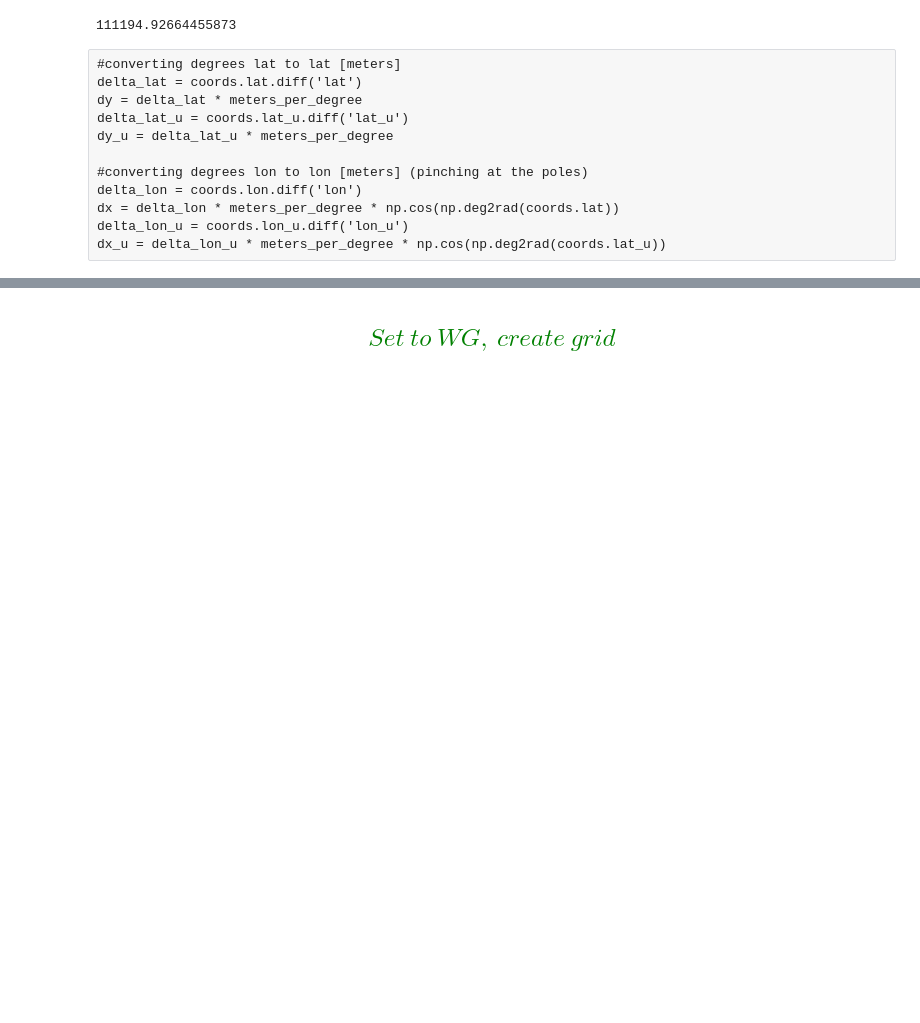
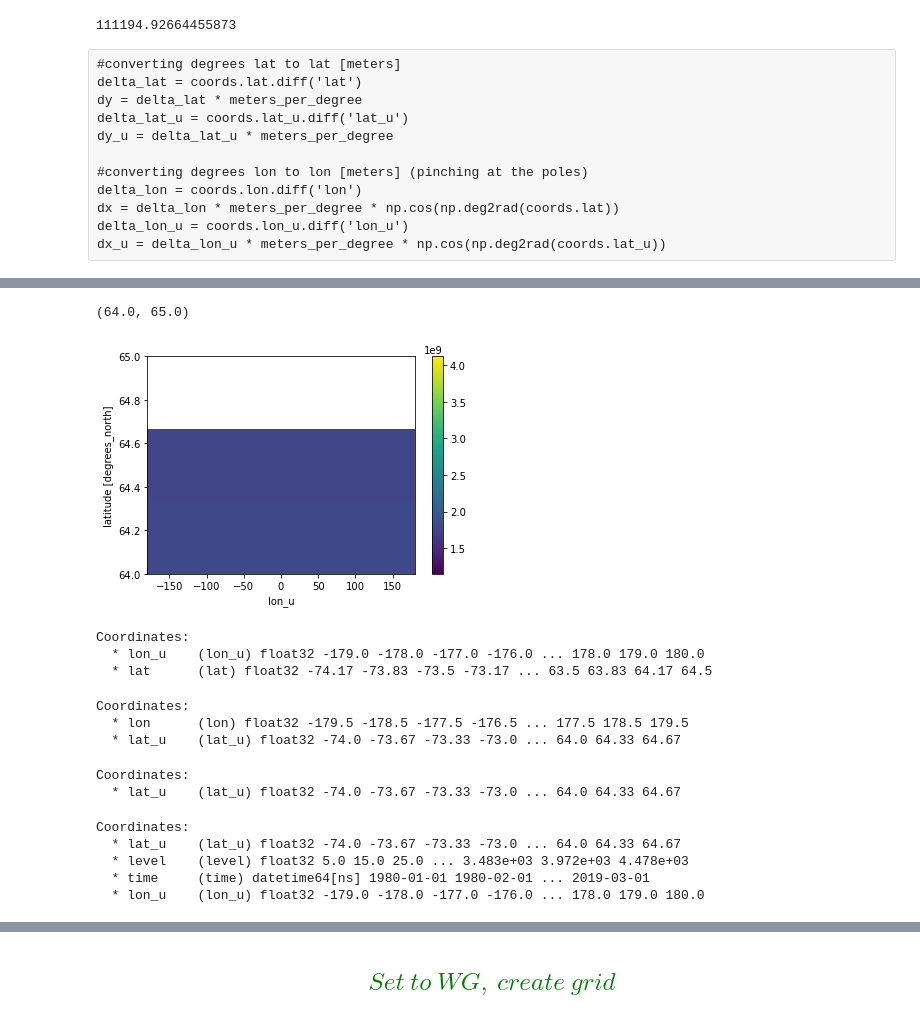
Before and after one commit to ocean-transport/WMT-project, a Jupyter notebook: GODAS/GODAS.ipynb, the cells around one changed output, grey strips where cells are left out. Saved outputs shown, nothing was run; the diff lists cells and outputs as text; code cells hidden in the pictures; blank space fills up the shorter version.

```diff
--- a/GODAS/GODAS.ipynb
+++ b/GODAS/GODAS.ipynb
@@ -210 +185,32 @@ NameError: name 'grid' is not defined
+# %%
+(dx * dy_u).plot(y='lat')
+plt.ylim(64, 65)
+# %% [output]
+(64.0, 65.0)
+[figure, added]
+# %%
+dx.coords
+# %% [output]
+Coordinates:
+  * lon_u    (lon_u) float32 -179.0 -178.0 -177.0 -176.0 ... 178.0 179.0 180.0
+  * lat      (lat) float32 -74.17 -73.83 -73.5 -73.17 ... 63.5 63.83 64.17 64.5
+# %%
+dx_u.coords
+# %% [output]
+Coordinates:
+  * lon      (lon) float32 -179.5 -178.5 -177.5 -176.5 ... 177.5 178.5 179.5
+  * lat_u    (lat_u) float32 -74.0 -73.67 -73.33 -73.0 ... 64.0 64.33 64.67
+# %%
+dy.coords
+# %% [output]
+Coordinates:
+  * lat_u    (lat_u) float32 -74.0 -73.67 -73.33 -73.0 ... 64.0 64.33 64.67
+# %%
+ds.vcur.coords
+# %% [output]
+Coordinates:
+  * lat_u    (lat_u) float32 -74.0 -73.67 -73.33 -73.0 ... 64.0 64.33 64.67
+  * level    (level) float32 5.0 15.0 25.0 ... 3.483e+03 3.972e+03 4.478e+03
+  * time     (time) datetime64[ns] 1980-01-01 1980-02-01 ... 2019-03-01
+  * lon_u    (lon_u) float32 -179.0 -178.0 -177.0 -176.0 ... 178.0 179.0 180.0
 # %%
```
Also changed, not shown: parts of 21 cells of this notebook.
